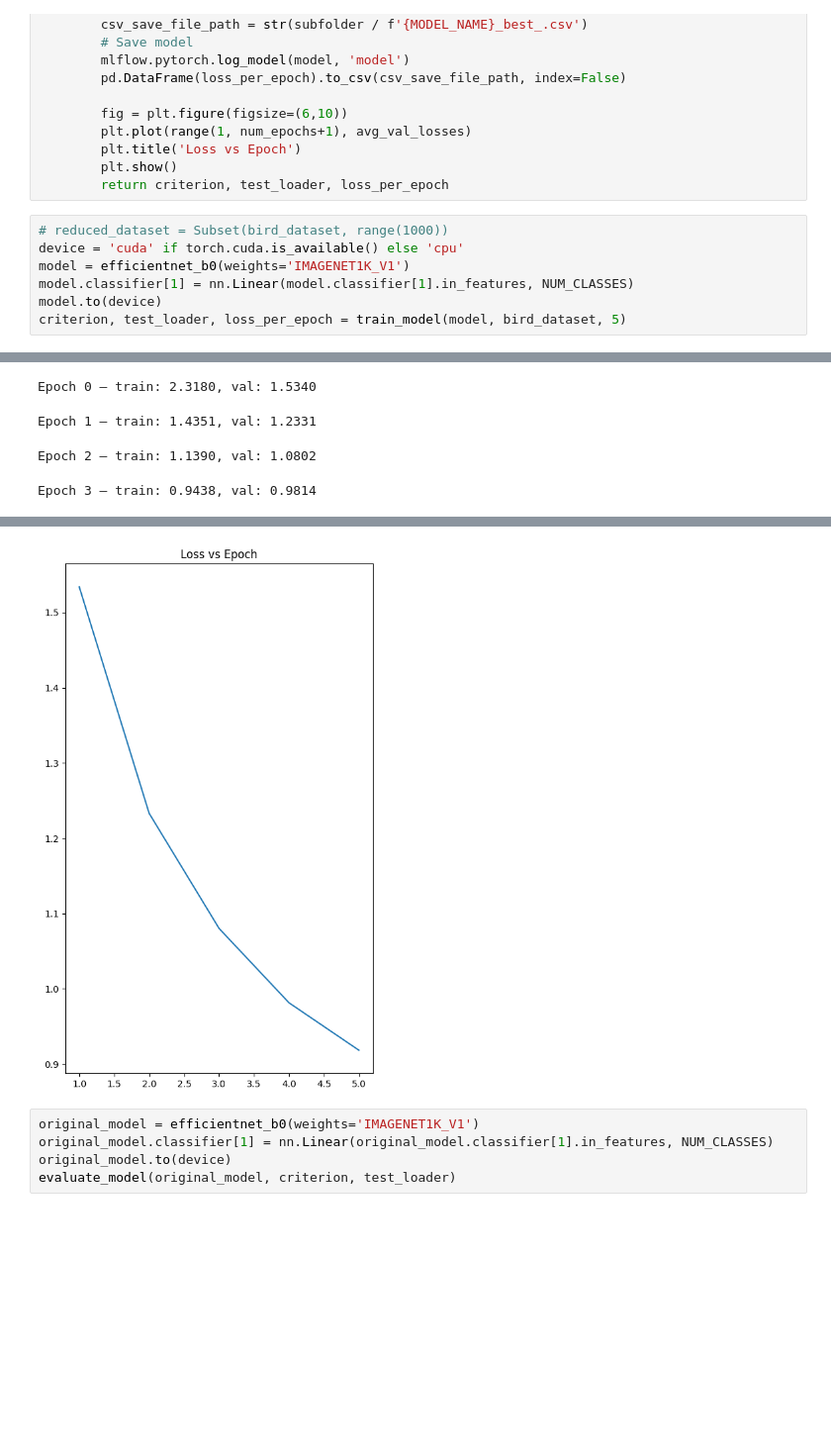
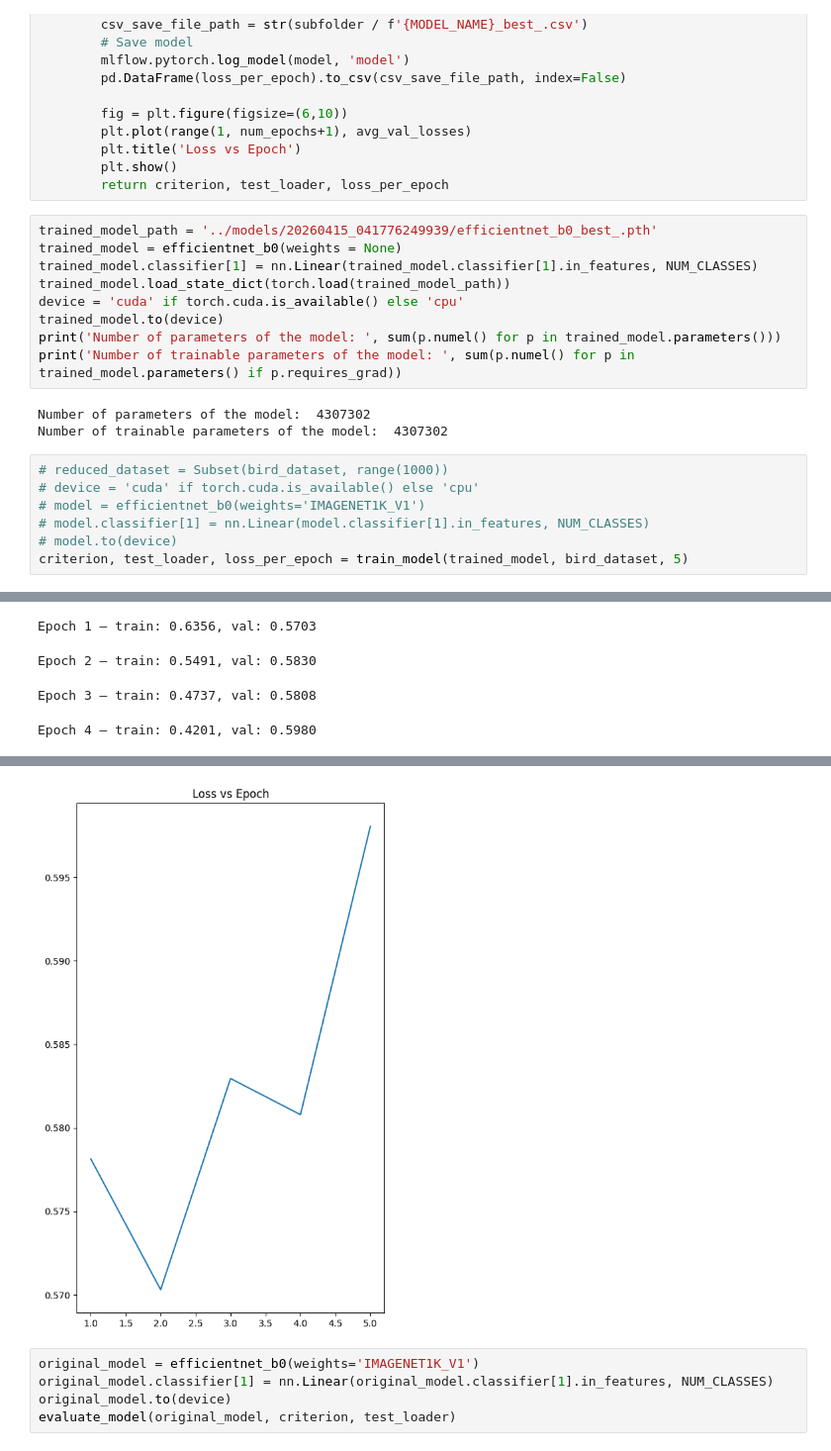
Before and after one commit to GitTurtleDone/BirdCLEF2026, a Jupyter notebook: src/train_pipeline.ipynb, the cells around one changed output, grey strips where cells are left out. Shown at 99% size. Saved outputs shown, nothing was run; the diff lists cells and outputs as text; blank space fills up the shorter version.

```diff
--- a/src/train_pipeline.ipynb
+++ b/src/train_pipeline.ipynb
@@ -203,11 +203,23 @@ def train_model(model, dataset, num_epochs):
         plt.title('Loss vs Epoch')
         plt.show()
         return criterion, test_loader, loss_per_epoch
+# %%
+trained_model_path = '../models/20260415_041776249939/efficientnet_b0_best_.pth'
+trained_model = efficientnet_b0(weights = None)
+trained_model.classifier[1] = nn.Linear(trained_model.classifier[1].in_features, NUM_CLASSES)
+trained_model.load_state_dict(torch.load(trained_model_path))
+device = 'cuda' if torch.cuda.is_available() else 'cpu'
+trained_model.to(device)
+print('Number of parameters of the model: ', sum(p.numel() for p in trained_model.parameters()))
+print('Number of trainable parameters of the model: ', sum(p.numel() for p in trained_model.parameters() if p.requires_grad))
+# %% [output]
+Number of parameters of the model:  4307302
+Number of trainable parameters of the model:  4307302
 # %%
 # reduced_dataset = Subset(bird_dataset, range(1000))
-device = 'cuda' if torch.cuda.is_available() else 'cpu'
-model = efficientnet_b0(weights='IMAGENET1K_V1')
-model.classifier[1] = nn.Linear(model.classifier[1].in_features, NUM_CLASSES)
-model.to(device)
-criterion, test_loader, loss_per_epoch = train_model(model, bird_dataset, 5)
+# device = 'cuda' if torch.cuda.is_available() else 'cpu'
+# model = efficientnet_b0(weights='IMAGENET1K_V1')
+# model.classifier[1] = nn.Linear(model.classifier[1].in_features, NUM_CLASSES)
+# model.to(device)
+criterion, test_loader, loss_per_epoch = train_model(trained_model, bird_dataset, 5)
 # %% [output]
@@ -217,4 +227,4 @@ criterion, test_loader, loss_per_epoch = train_model(model, bird_dataset, 5)
-Epoch 0 — train: 2.3180, val: 1.5340
+Epoch 1 — train: 0.6356, val: 0.5703
-Epoch 1 — train: 1.4351, val: 1.2331
+Epoch 2 — train: 0.5491, val: 0.5830
-Epoch 2 — train: 1.1390, val: 1.0802
+Epoch 3 — train: 0.4737, val: 0.5808
-Epoch 3 — train: 0.9438, val: 0.9814
+Epoch 4 — train: 0.4201, val: 0.5980
@@ -227,4 +236,4 @@ Epoch 4 — train: 0.7932, val: 0.9184
-[figure, old version]
+[figure, new version]
 # %%
 original_model = efficientnet_b0(weights='IMAGENET1K_V1')
 original_model.classifier[1] = nn.Linear(original_model.classifier[1].in_features, NUM_CLASSES)
```
Also changed, not shown: parts of 1 cell of this notebook, 6 other files.
